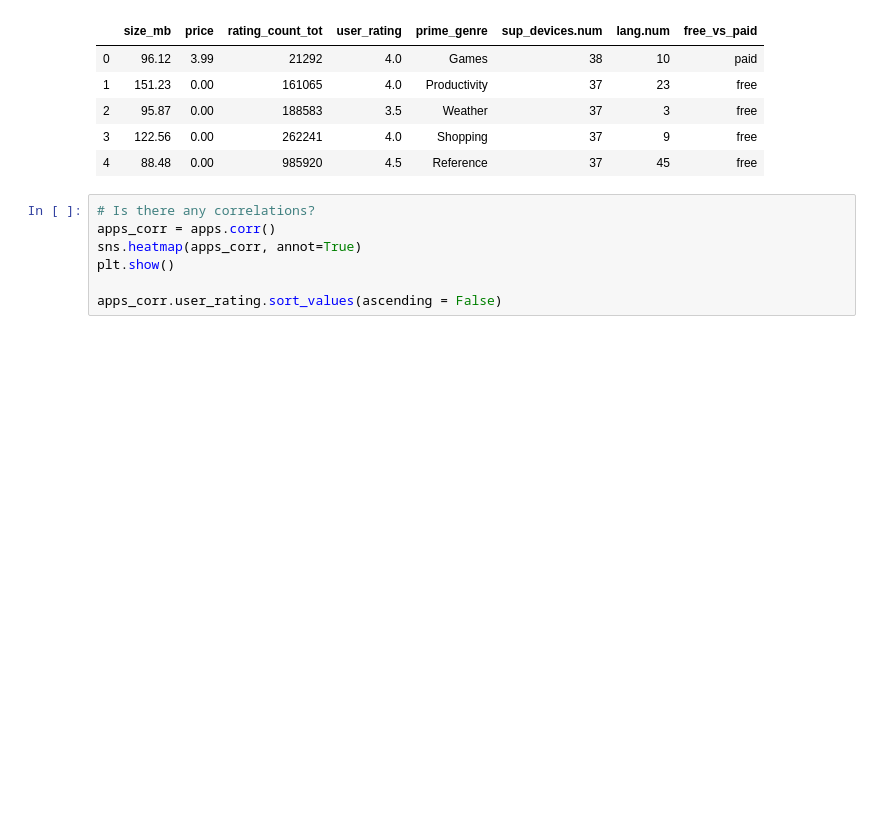
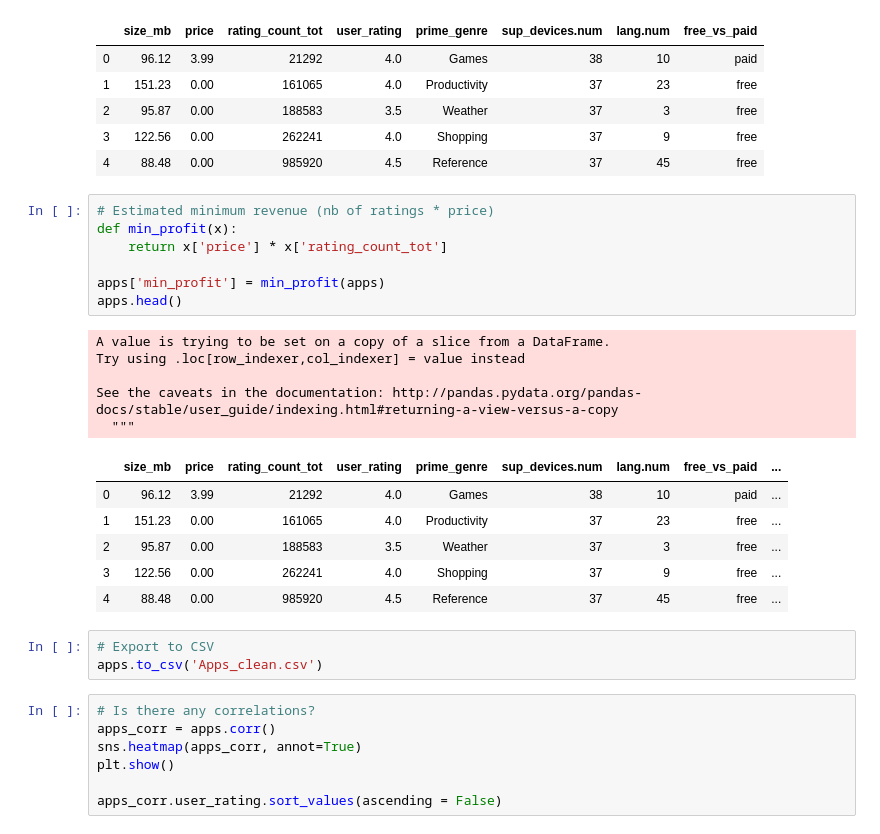
Before and after one commit to ta-data-lis/lab-tableau, a Jupyter notebook: Apple.ipynb, the cells around one changed output. Saved outputs shown, nothing was run; the diff lists cells and outputs as text; blank space fills up the shorter version.

Commit message:
Clean DS

```diff
--- a/Apple.ipynb
+++ b/Apple.ipynb
@@ -125,6 +125,28 @@ See the caveats in the documentation: http://pandas.pydata.org/pandas-docs/stabl
 | 2 | 95.87 | 0.00 | 188583 | 3.5 | Weather | 37 | 3 | free |
 | 3 | 122.56 | 0.00 | 262241 | 4.0 | Shopping | 37 | 9 | free |
 | 4 | 88.48 | 0.00 | 985920 | 4.5 | Reference | 37 | 45 | free |
+# %%
+# Estimated minimum revenue (nb of ratings * price)
+def min_profit(x):
+    return x['price'] * x['rating_count_tot']
+
+apps['min_profit'] = min_profit(apps)
+apps.head()
+# %% [output]
+A value is trying to be set on a copy of a slice from a DataFrame.
+Try using .loc[row_indexer,col_indexer] = value instead
+
+See the caveats in the documentation: http://pandas.pydata.org/pandas-docs/stable/user_guide/indexing.html#returning-a-view-versus-a-copy
+  """
+|  | size_mb | price | rating_count_tot | user_rating | prime_genre | sup_devices.num | lang.num | free_vs_paid | ... |
+| 0 | 96.12 | 3.99 | 21292 | 4.0 | Games | 38 | 10 | paid | ... |
+| 1 | 151.23 | 0.00 | 161065 | 4.0 | Productivity | 37 | 23 | free | ... |
+| 2 | 95.87 | 0.00 | 188583 | 3.5 | Weather | 37 | 3 | free | ... |
+| 3 | 122.56 | 0.00 | 262241 | 4.0 | Shopping | 37 | 9 | free | ... |
+| 4 | 88.48 | 0.00 | 985920 | 4.5 | Reference | 37 | 45 | free | ... |
+# %%
+# Export to CSV
+apps.to_csv('Apps_clean.csv')
 # %%
 # Is there any correlations?
 apps_corr = apps.corr()
```
Also changed, not shown: parts of 2 cells of this notebook, 1 other file.
